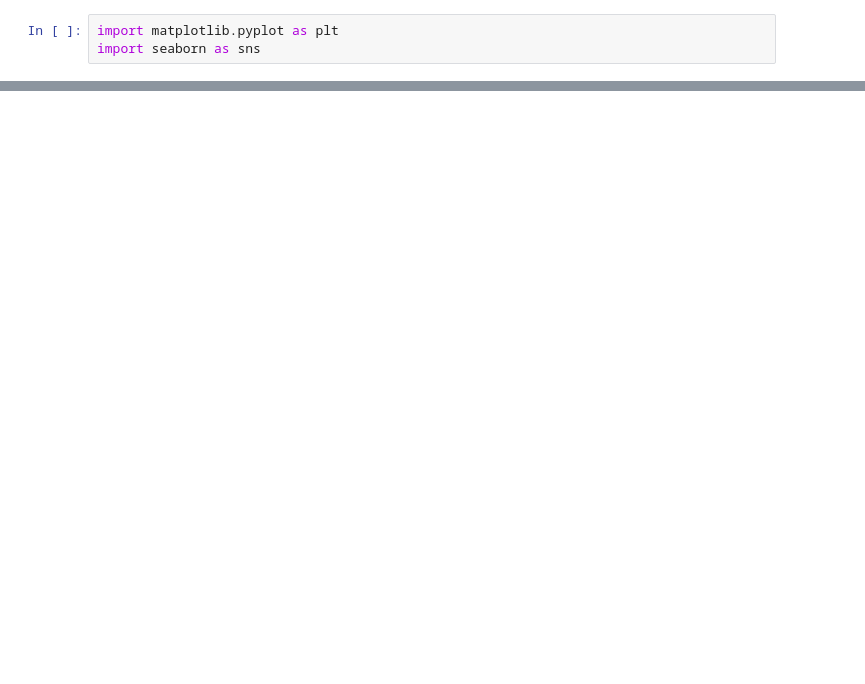
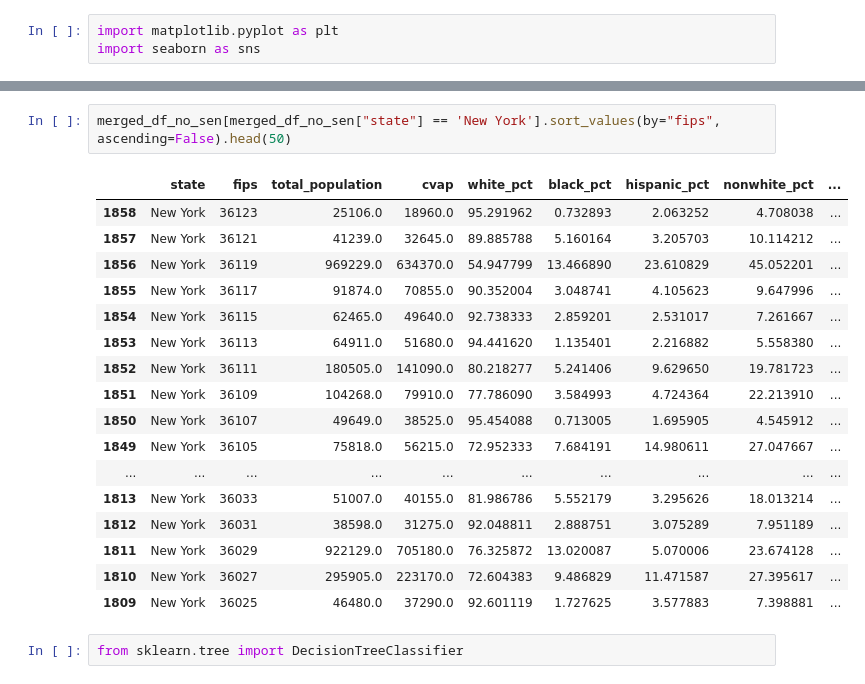
Before and after one commit to Nhunsick/project_3, a Jupyter notebook: julie_workspace.ipynb, the cells around one changed output, grey strips where cells are left out. Drawn from its saved outputs; the diff is of its cells as text; blank space fills up the shorter version.

```diff
--- a/julie_workspace.ipynb
+++ b/julie_workspace.ipynb
@@ -64,0 +72,22 @@ ax.hist(z)
+# %%
+merged_df_no_sen[merged_df_no_sen["state"] == 'New York'].sort_values(by="fips", ascending=False).head(50)
+# %% [output]
+|  | state | fips | total_population | cvap | white_pct | black_pct | hispanic_pct | nonwhite_pct | ... |
+| 1858 | New York | 36123 | 25106.0 | 18960.0 | 95.291962 | 0.732893 | 2.063252 | 4.708038 | ... |
+| 1857 | New York | 36121 | 41239.0 | 32645.0 | 89.885788 | 5.160164 | 3.205703 | 10.114212 | ... |
+| 1856 | New York | 36119 | 969229.0 | 634370.0 | 54.947799 | 13.466890 | 23.610829 | 45.052201 | ... |
+| 1855 | New York | 36117 | 91874.0 | 70855.0 | 90.352004 | 3.048741 | 4.105623 | 9.647996 | ... |
+| 1854 | New York | 36115 | 62465.0 | 49640.0 | 92.738333 | 2.859201 | 2.531017 | 7.261667 | ... |
+| 1853 | New York | 36113 | 64911.0 | 51680.0 | 94.441620 | 1.135401 | 2.216882 | 5.558380 | ... |
+| 1852 | New York | 36111 | 180505.0 | 141090.0 | 80.218277 | 5.241406 | 9.629650 | 19.781723 | ... |
+| 1851 | New York | 36109 | 104268.0 | 79910.0 | 77.786090 | 3.584993 | 4.724364 | 22.213910 | ... |
+| 1850 | New York | 36107 | 49649.0 | 38525.0 | 95.454088 | 0.713005 | 1.695905 | 4.545912 | ... |
+| 1849 | New York | 36105 | 75818.0 | 56215.0 | 72.952333 | 7.684191 | 14.980611 | 27.047667 | ... |
+| ... | ... | ... | ... | ... | ... | ... | ... | ... | ... |
+| 1813 | New York | 36033 | 51007.0 | 40155.0 | 81.986786 | 5.552179 | 3.295626 | 18.013214 | ... |
+| 1812 | New York | 36031 | 38598.0 | 31275.0 | 92.048811 | 2.888751 | 3.075289 | 7.951189 | ... |
+| 1811 | New York | 36029 | 922129.0 | 705180.0 | 76.325872 | 13.020087 | 5.070006 | 23.674128 | ... |
+| 1810 | New York | 36027 | 295905.0 | 223170.0 | 72.604383 | 9.486829 | 11.471587 | 27.395617 | ... |
+| 1809 | New York | 36025 | 46480.0 | 37290.0 | 92.601119 | 1.727625 | 3.577883 | 7.398881 | ... |
+# %%
+from sklearn.tree import DecisionTreeClassifier
```
Also changed, not shown: parts of 5 cells of this notebook, 2 other files.
